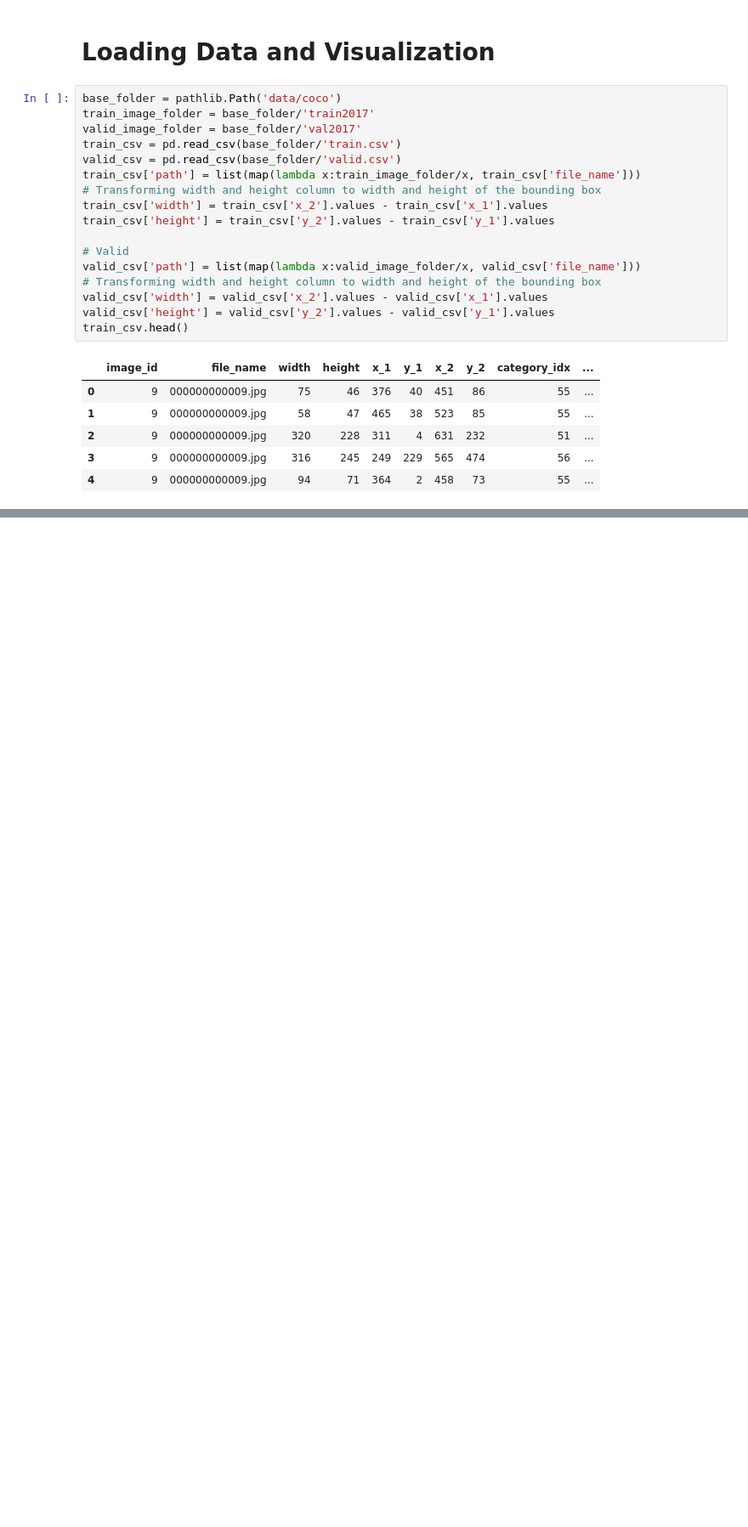
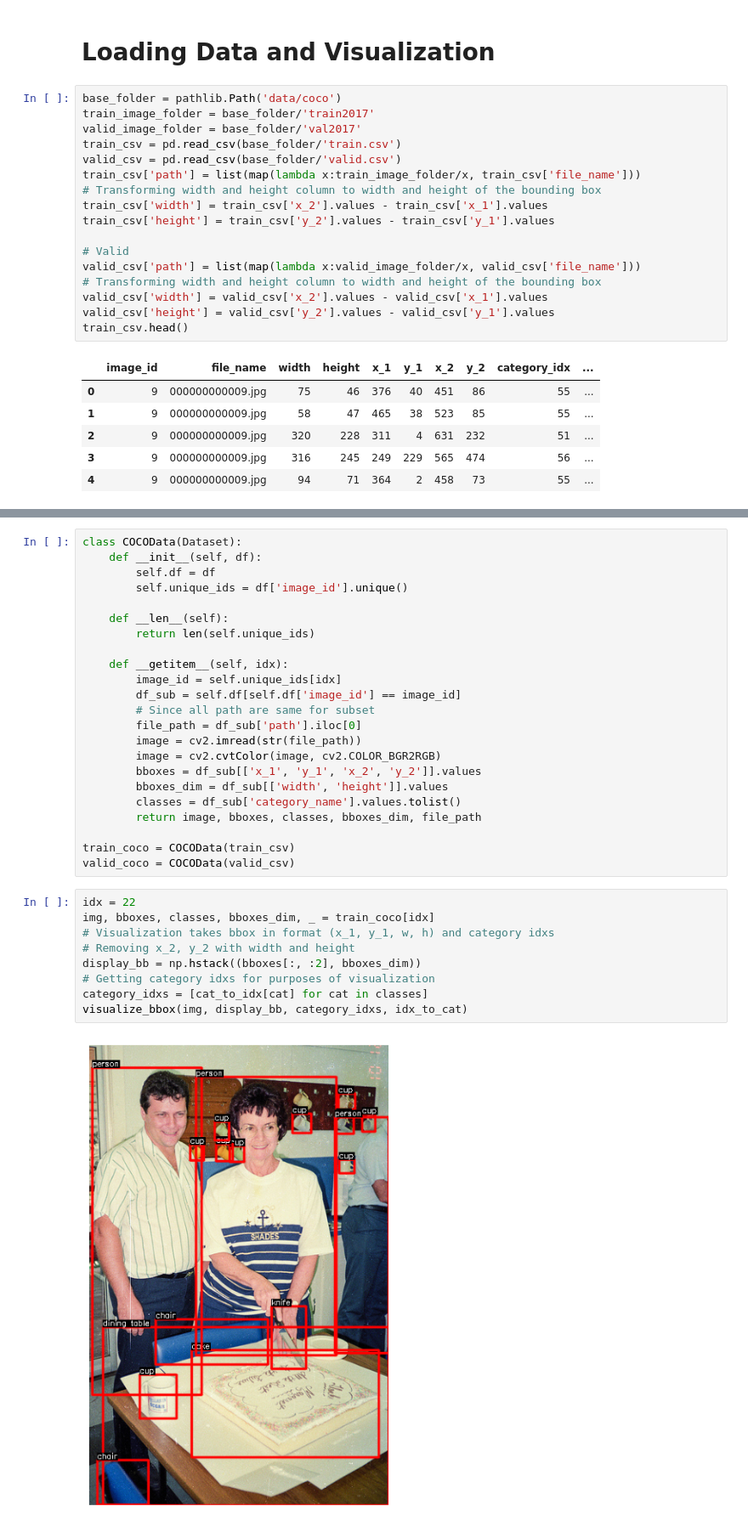
Before and after one commit to AniTho/Computer_Vision_DL, a Jupyter notebook: Day_18.ipynb, the cells around one changed output, grey strips where cells are left out. Shown at 85% size. Cells and saved outputs as stored; diff of their text form; blank space fills up the shorter version.

```diff
--- a/Day_18.ipynb
+++ b/Day_18.ipynb
@@ -94,0 +133,34 @@ visualize_bbox(transformed['image'], transformed['bboxes'], transformed['categor
+# %%
+class COCOData(Dataset):
+    def __init__(self, df):
+        self.df = df
+        self.unique_ids = df['image_id'].unique()
+
+    def __len__(self):
+        return len(self.unique_ids)
+
+    def __getitem__(self, idx):
+        image_id = self.unique_ids[idx]
+        df_sub = self.df[self.df['image_id'] == image_id]
+        # Since all path are same for subset
+        file_path = df_sub['path'].iloc[0]
+        image = cv2.imread(str(file_path))
+        image = cv2.cvtColor(image, cv2.COLOR_BGR2RGB)
+        bboxes = df_sub[['x_1', 'y_1', 'x_2', 'y_2']].values
+        bboxes_dim = df_sub[['width', 'height']].values
+        classes = df_sub['category_name'].values.tolist()
+        return image, bboxes, classes, bboxes_dim, file_path
+
+train_coco = COCOData(train_csv)
+valid_coco = COCOData(valid_csv)
+# %%
+idx = 22
+img, bboxes, classes, bboxes_dim, _ = train_coco[idx]
+# Visualization takes bbox in format (x_1, y_1, w, h) and category idxs
+# Removing x_2, y_2 with width and height
+display_bb = np.hstack((bboxes[:, :2], bboxes_dim))
+# Getting category idxs for purposes of visualization
+category_idxs = [cat_to_idx[cat] for cat in classes]
+visualize_bbox(img, display_bb, category_idxs, idx_to_cat)
+# %% [output]
+[figure, added]
```
Also changed, not shown: parts of 9 cells of this notebook.
